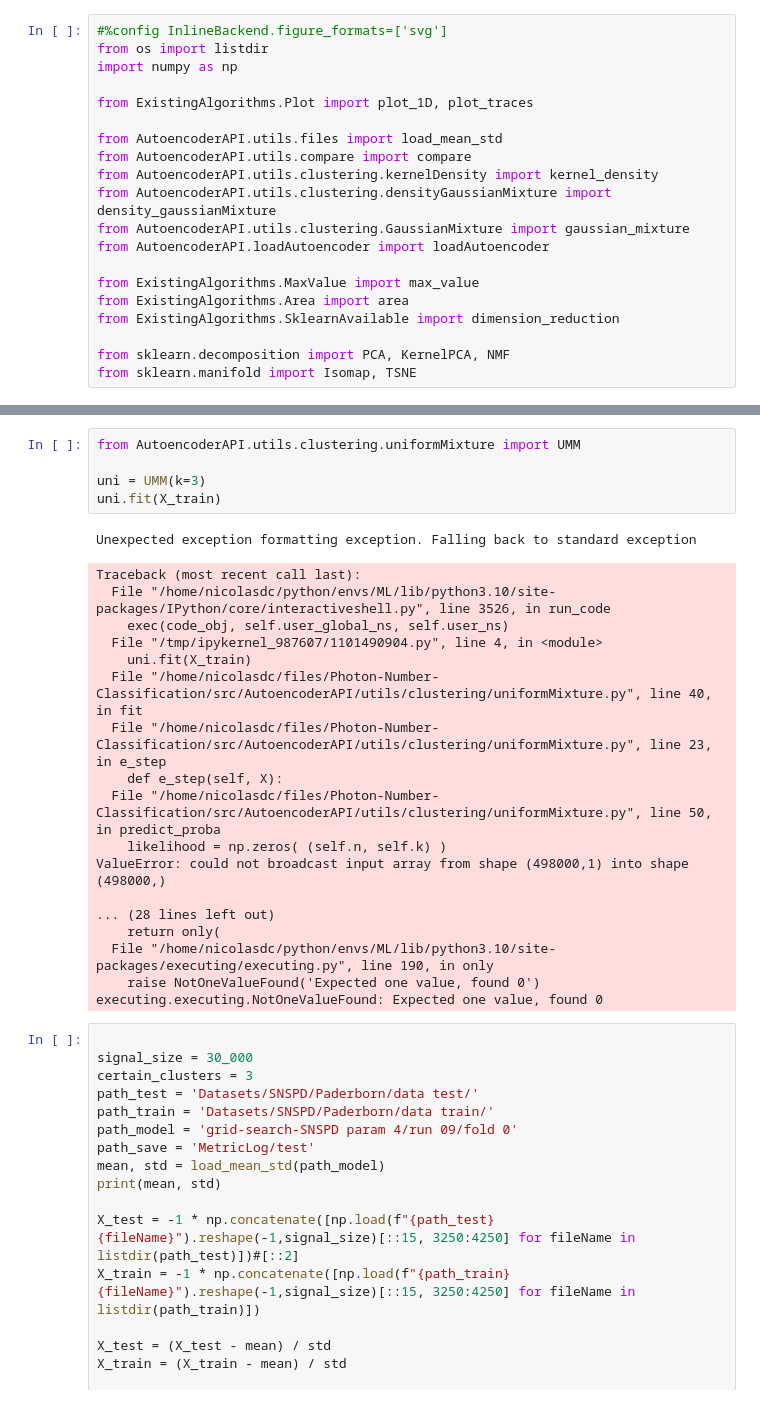
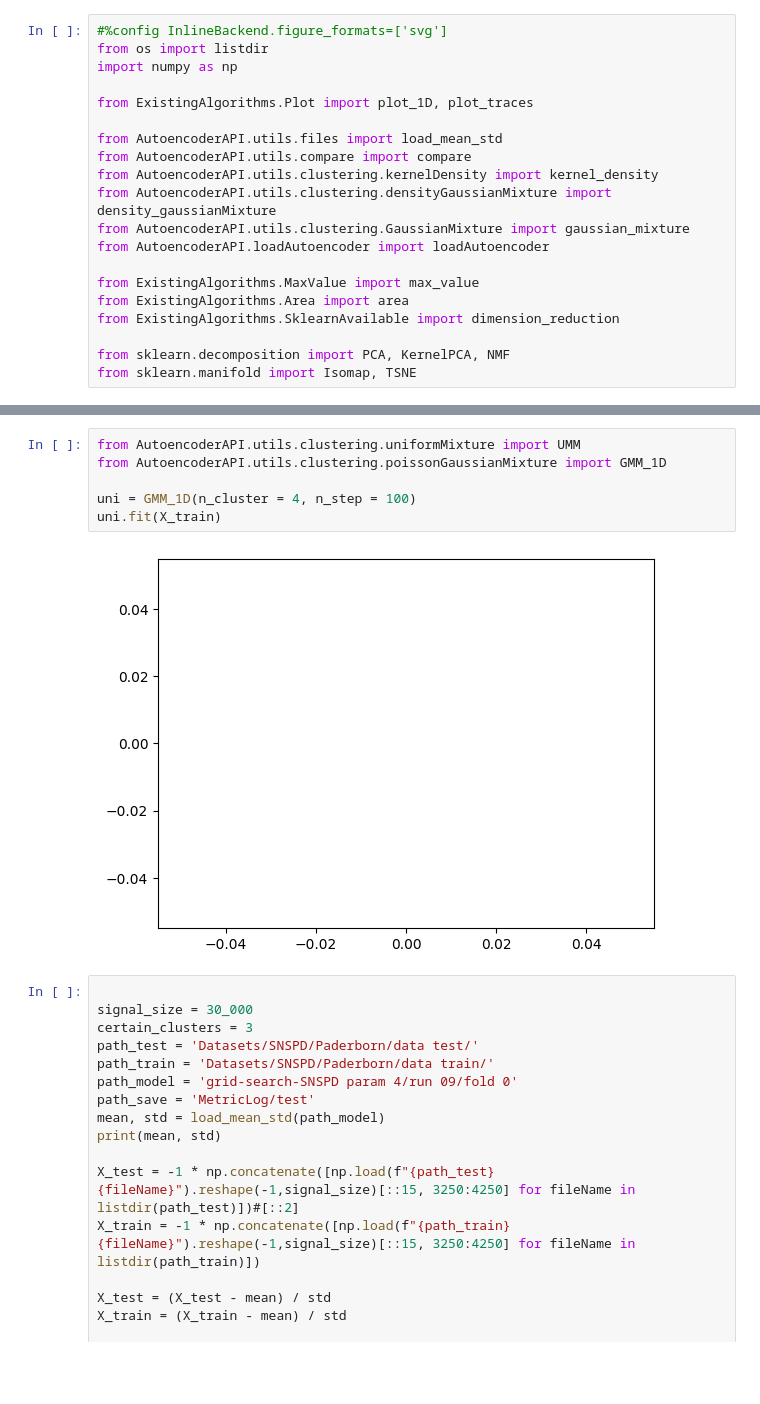
Before and after one commit to polyquantique/Photon-Number-Classification, a Jupyter notebook: src/Metrics_SNSPD.ipynb, the cells around one changed output, grey strips where cells are left out. Saved outputs shown, nothing was run; the diff lists cells and outputs as text; blank space fills up the shorter version.

```diff
--- a/src/Metrics_SNSPD.ipynb
+++ b/src/Metrics_SNSPD.ipynb
@@ -82,27 +82,11 @@ plt.show()
 # %%
 from AutoencoderAPI.utils.clustering.uniformMixture import UMM
+from AutoencoderAPI.utils.clustering.poissonGaussianMixture import GMM_1D
 
-uni = UMM(k=3)
+uni = GMM_1D(n_cluster = 4, n_step = 100)
 uni.fit(X_train)
 # %% [output]
-Unexpected exception formatting exception. Falling back to standard exception
-Traceback (most recent call last):
-  File "/home/nicolasdc/python/envs/ML/lib/python3.10/site-packages/IPython/core/interactiveshell.py", line 3526, in run_code
-    exec(code_obj, self.user_global_ns, self.user_ns)
-  File "/tmp/ipykernel_987607/1101490904.py", line 4, in <module>
-    uni.fit(X_train)
-  File "/home/nicolasdc/files/Photon-Number-Classification/src/AutoencoderAPI/utils/clustering/uniformMixture.py", line 40, in fit
-  File "/home/nicolasdc/files/Photon-Number-Classification/src/AutoencoderAPI/utils/clustering/uniformMixture.py", line 23, in e_step
-    def e_step(self, X):
-  File "/home/nicolasdc/files/Photon-Number-Classification/src/AutoencoderAPI/utils/clustering/uniformMixture.py", line 50, in predict_proba
-    likelihood = np.zeros( (self.n, self.k) )
-ValueError: could not broadcast input array from shape (498000,1) into shape (498000,)
-
-... (28 lines left out)
-    return only(
-  File "/home/nicolasdc/python/envs/ML/lib/python3.10/site-packages/executing/executing.py", line 190, in only
-    raise NotOneValueFound('Expected one value, found 0')
-executing.executing.NotOneValueFound: Expected one value, found 0
+[figure, added]
 # %%
 
 signal_size = 30_000
```
Also changed, not shown: parts of 2 cells of this notebook, 1 other file.
